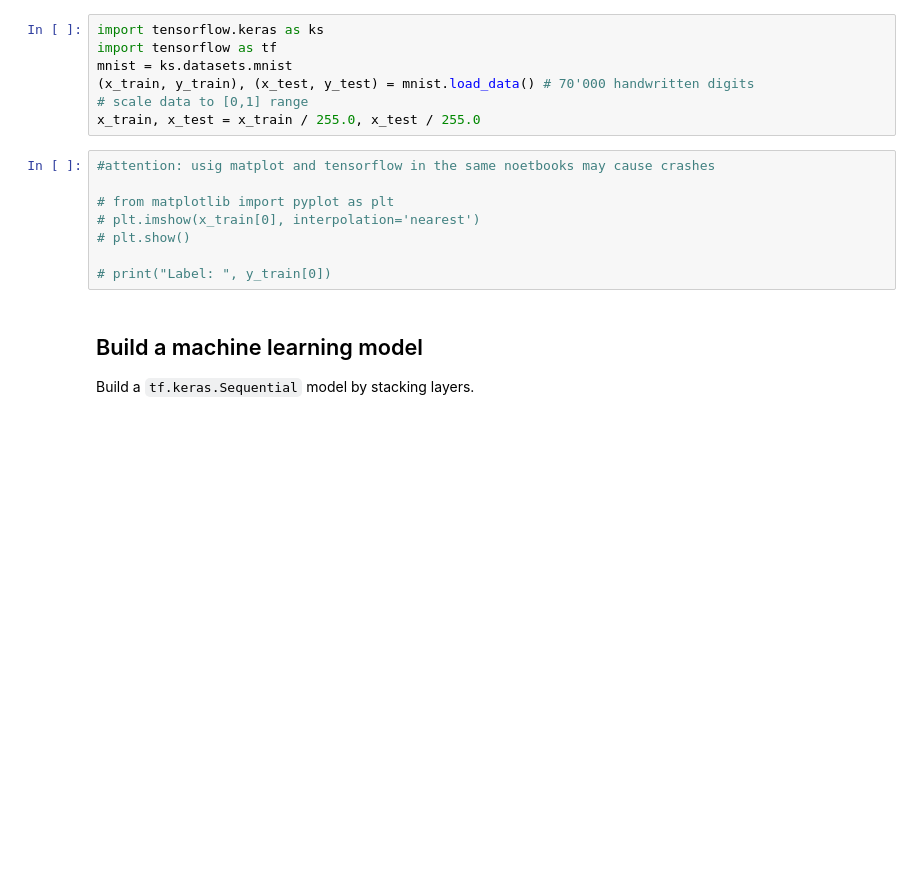
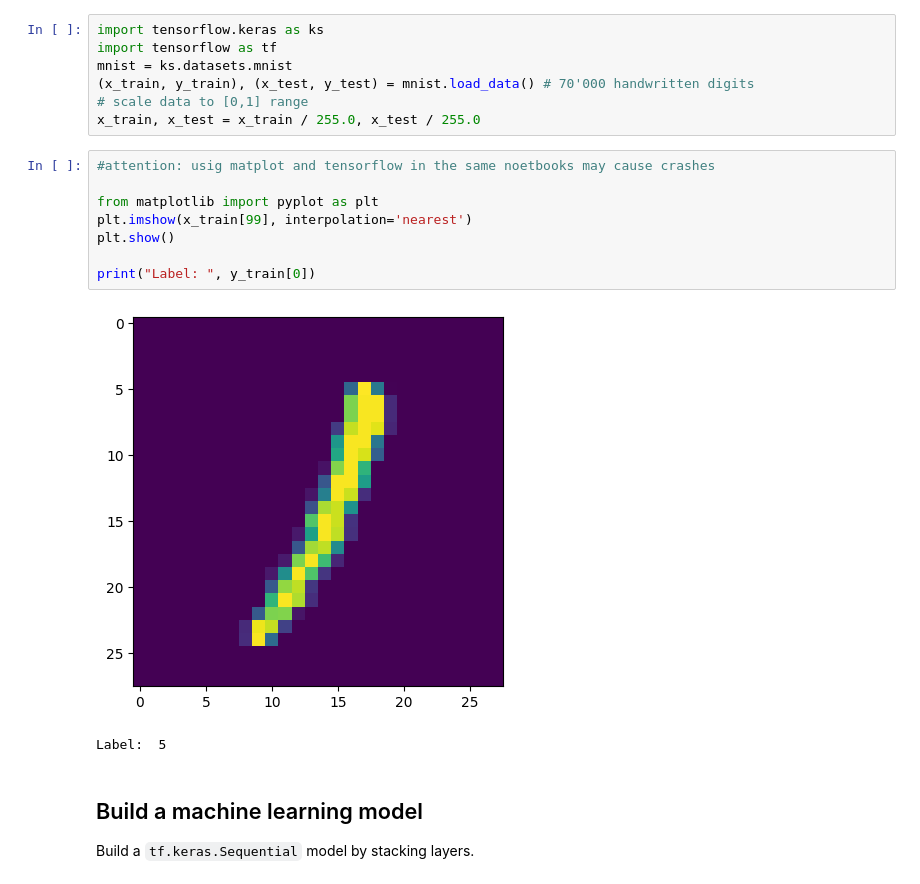
Before and after one commit to MaximilianNoethe/uek259_Machine-Learning, a Jupyter notebook: demos/NN in tensowrflow.ipynb, the cells around one changed output. Cells and saved outputs as stored; diff of their text form; blank space fills up the shorter version.

```diff
--- a/demos/NN in tensowrflow.ipynb
+++ b/demos/NN in tensowrflow.ipynb
@@ -23,11 +23,14 @@ x_train, x_test = x_train / 255.0, x_test / 255.0
 # %%
 #attention: usig matplot and tensorflow in the same noetbooks may cause crashes
 
-# from matplotlib import pyplot as plt
-# plt.imshow(x_train[0], interpolation='nearest')
-# plt.show()
+from matplotlib import pyplot as plt
+plt.imshow(x_train[99], interpolation='nearest')
+plt.show()
 
-# print("Label: ", y_train[0])
+print("Label: ", y_train[0])
+# %% [output]
+[figure, added]
+Label:  5
 # %% [markdown]
 ## Build a machine learning model
 
```
Also changed, not shown: parts of 7 cells of this notebook.
